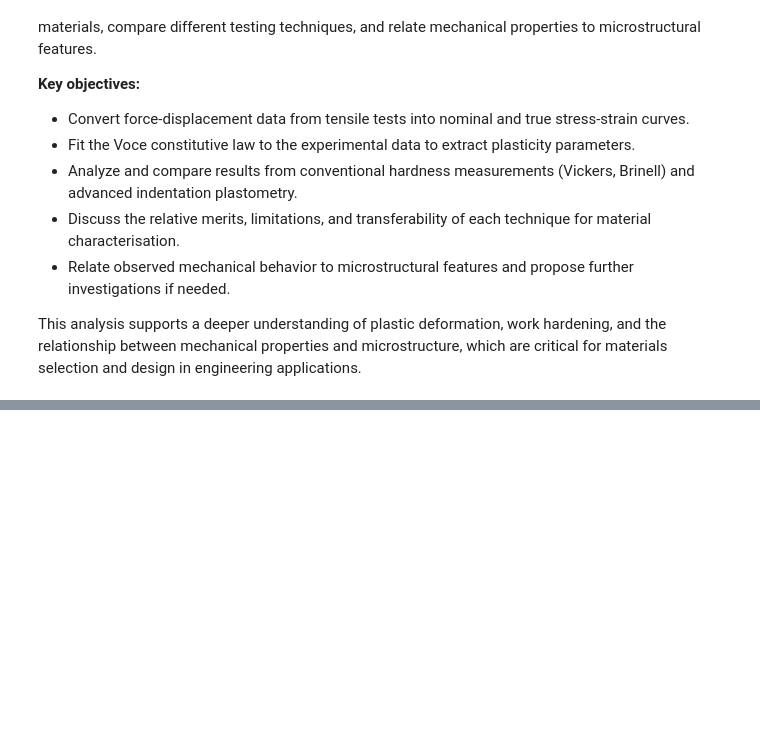
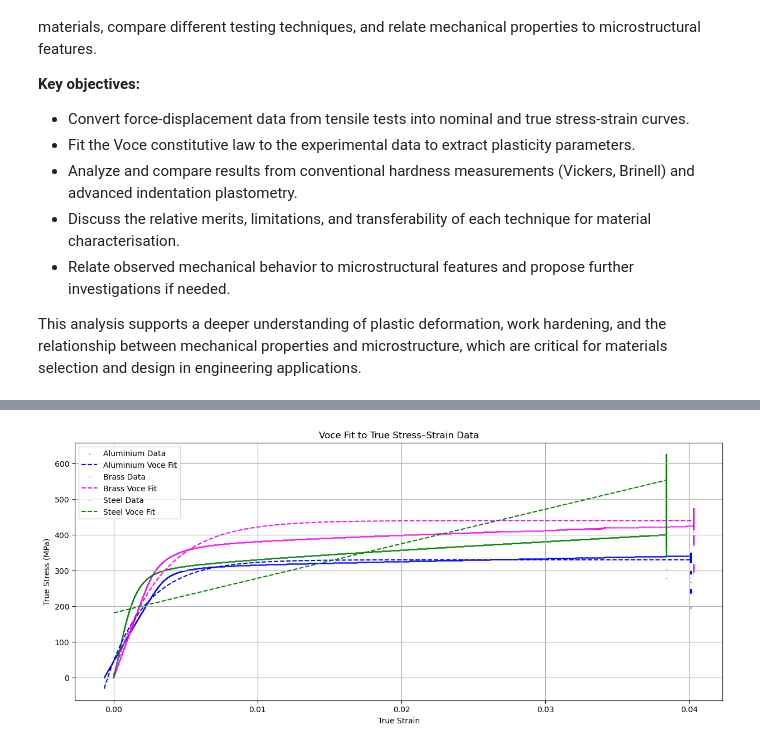
Before and after one commit to Thomas-J-Fish/II_Materials, a Jupyter notebook: P2_Plasticity/P2_analysis.ipynb, the cells around one changed output, grey strips where cells are left out. Saved outputs shown, nothing was run; the diff lists cells and outputs as text; code cells hidden in the pictures; blank space fills up the shorter version.

```diff
--- a/P2_Plasticity/P2_analysis.ipynb
+++ b/P2_Plasticity/P2_analysis.ipynb
@@ -42,0 +248,20 @@ T_dat.head()
+# %%
+# Plot true stress data with the Voce curve fit
+
+plt.figure(figsize=(15,6))
+
+plt.scatter(A_strain, A_stress, s=0.1, label="Aluminium Data", color="blue", marker='o')
+plt.plot(A_strain_fit, A_stress_fit, "r-", label="Aluminium Voce Fit", color='blue', linestyle='--')
+plt.scatter(B_strain, B_stress, s=0.1, label="Brass Data", color="magenta", marker='o')
+plt.plot(B_strain_fit, B_stress_fit, "r-", label="Brass Voce Fit", color='magenta', linestyle='--')
+plt.scatter(S_strain, S_stress, s=0.1, label="Steel Data", color="green", marker='o')
+plt.plot(S_strain_fit, S_stress_fit, "r-", label="Steel Voce Fit", color='green', linestyle='--')
+
+plt.xlabel("True Strain")
+plt.ylabel("True Stress (MPa)")
+plt.title("Voce Fit to True Stress–Strain Data")
+plt.legend()
+plt.grid(True)
+plt.show()
+# %% [output]
+[figure, added]
```
Also changed, not shown: parts of 8 cells of this notebook, 11 other files.
